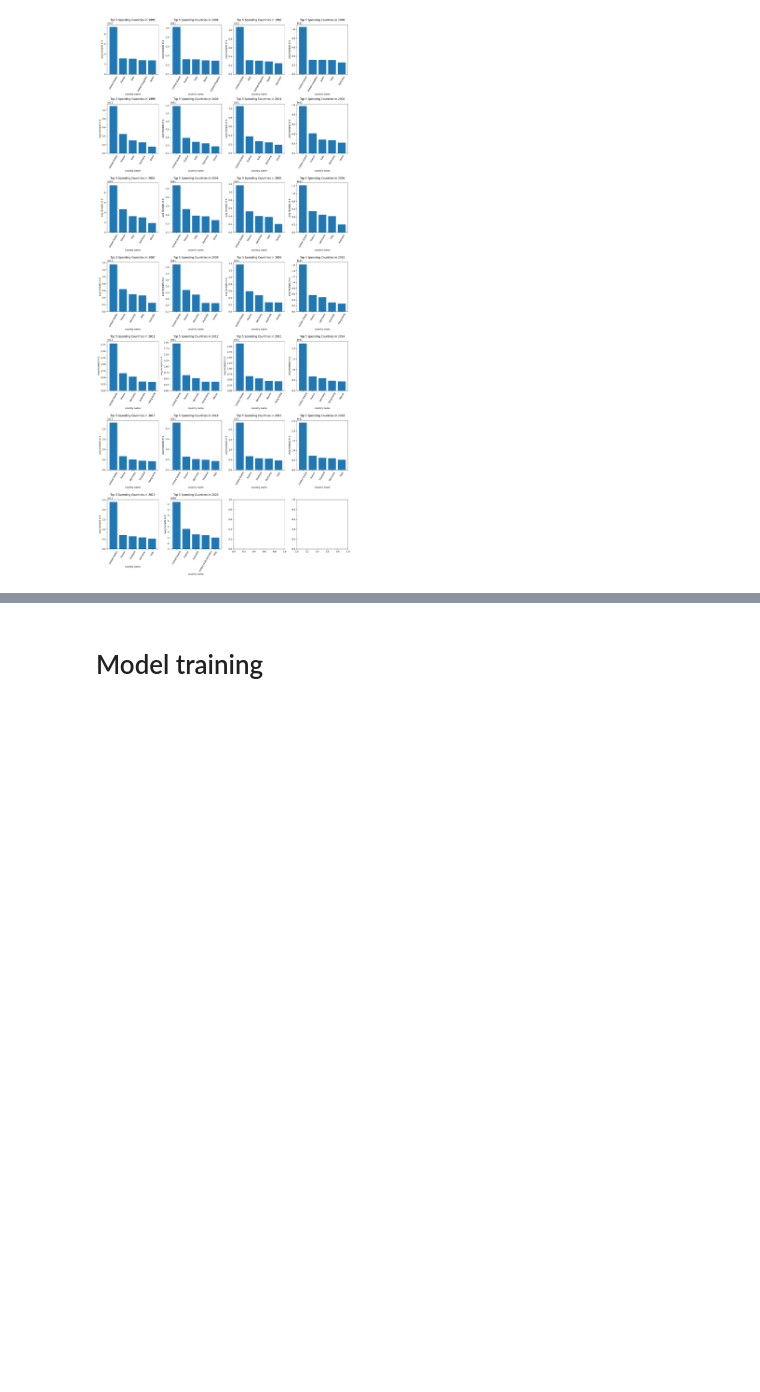
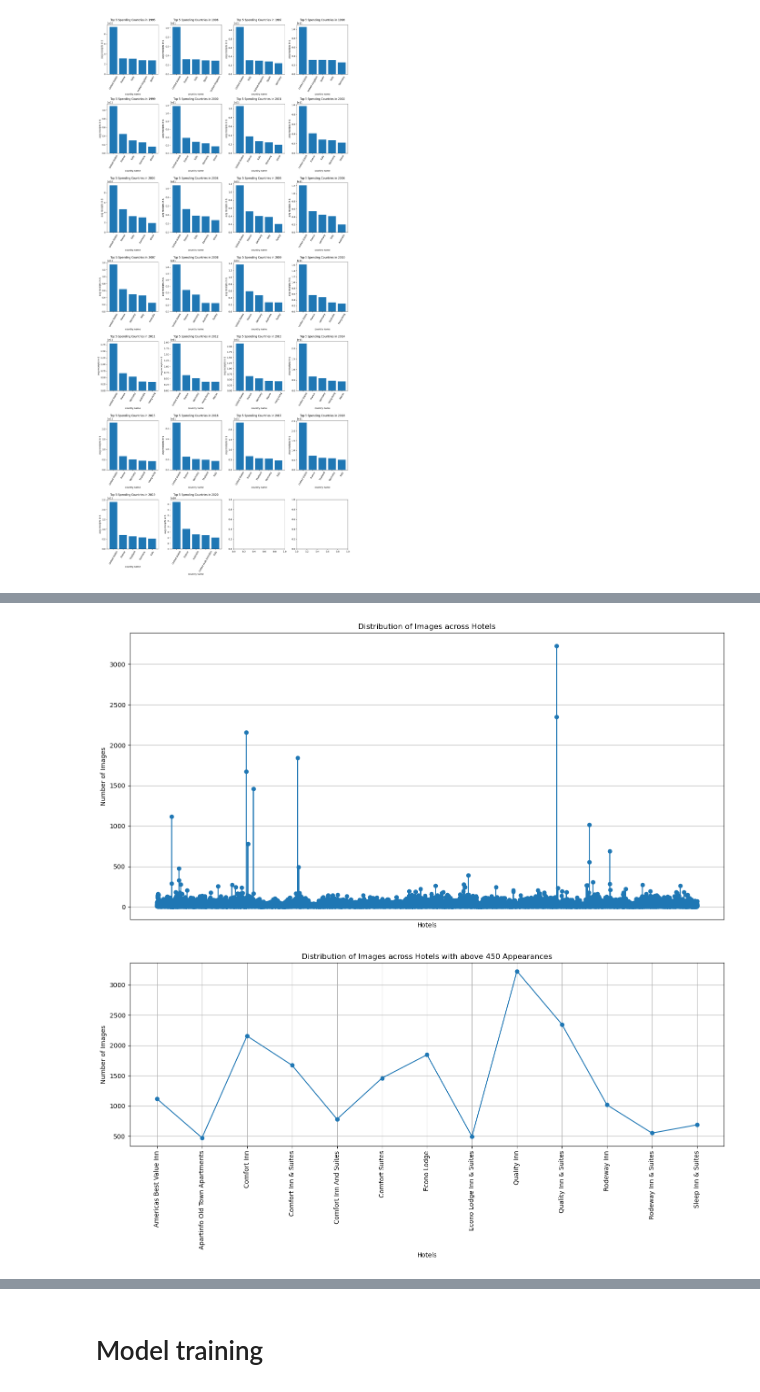
Before and after one commit to BU-Spark/ml-mit-evidence-analysis, a Jupyter notebook: EDA.ipynb, the cells around one changed output, grey strips where cells are left out. Drawn from its saved outputs; the diff is of its cells as text; code cells hidden in the pictures; blank space fills up the shorter version.

Commit message:
added hotels-50k dataset EDA

```diff
--- a/EDA.ipynb
+++ b/EDA.ipynb
@@ -815,0 +722,7 @@ plt.show()
+# %%
+
+hotel_distribution = train_df['hotel_name'].value_counts()
+print("Hotel Distribution:\n", hotel_distribution)
+
+chain_distribution = train_df['chain_name'].value_counts()
+print("\nChain Distribution:\n", chain_distribution)
@@ -815,0 +747,31 @@ plt.show()
+# %%
+
+plt.figure(figsize=(14, 7))
+hotel_distribution.sort_index().plot(kind='line', marker='o')
+plt.title('Distribution of Images across Hotels')
+plt.xlabel('Hotels')
+plt.ylabel('Number of Images')
+plt.grid(True)
+plt.xticks([])
+plt.tight_layout()
+plt.show()
+
+threshold = 450
+mask = hotel_distribution > threshold
+
+plt.figure(figsize=(14, 7))
+lines = plt.plot(hotel_distribution.sort_index()[mask].index,
+                 hotel_distribution.sort_index()[mask].values,
+                 marker='o', label='Hotels above threshold')
+plt.title('Distribution of Images across Hotels with above 450 Appearances')
+plt.xlabel('Hotels')
+plt.ylabel('Number of Images')
+plt.grid(True)
+plt.xticks(ticks=hotel_distribution.sort_index()[mask].index,
+           labels=hotel_distribution.sort_index()[mask].index,
+           rotation=90)
+plt.tight_layout()
+plt.show()
+# %% [output]
+[figure, added]
+[figure, added]
```
Also changed, not shown: parts of 48 cells of this notebook.
